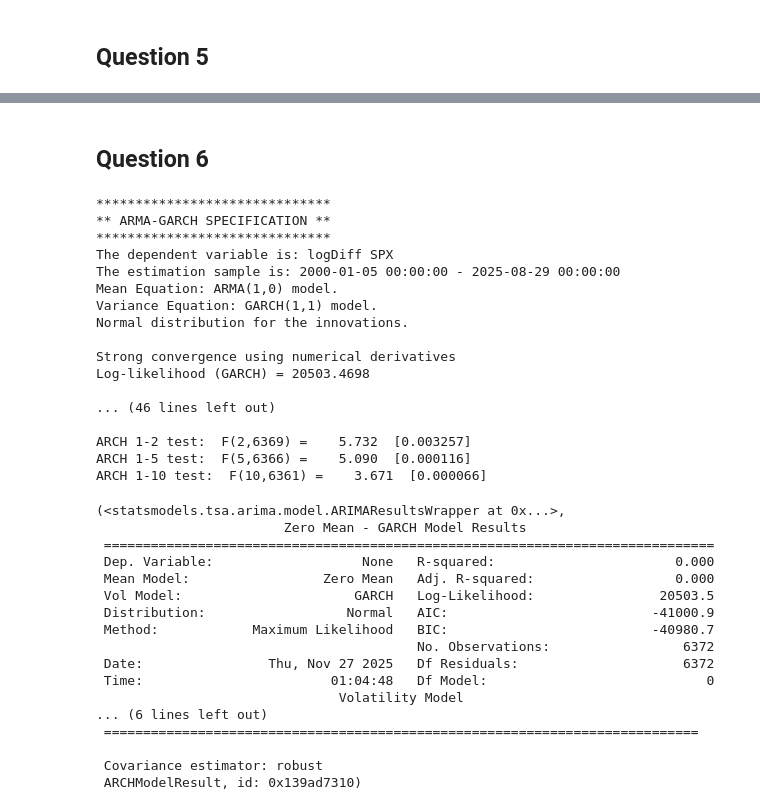
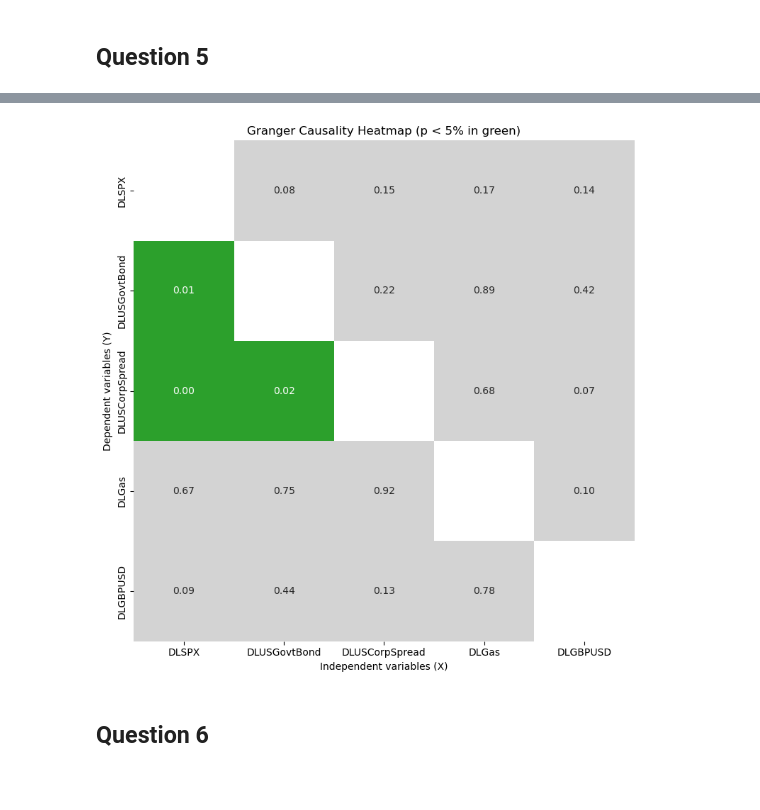
Before and after one commit to gaussianWolf/Group_Projectwork_Econometrics, a Jupyter notebook: src/Econometrics_Group4.ipynb, the cells around one changed output, grey strips where cells are left out. Cells and saved outputs as stored; diff of their text form; code cells hidden in the pictures; blank space fills up the shorter version.

```diff
--- a/src/Econometrics_Group4.ipynb
+++ b/src/Econometrics_Group4.ipynb
@@ -1061,3 +1062,43 @@ AR 1-4 test:  F(4,1316) =   2.4838  [p = 0.0420]
+# %%
+import seaborn as sns
+import matplotlib.colors as mcolors
+
+# Load Granger causality tracker
+# Rows   = dependent variables (Y)
+# Columns = independent variables (X)
+granger_tracker = pd.read_excel(
+    '/Users/enrico/Downloads/Granger_Causality_tracker-3.xlsx',
+    sheet_name='Summary',
+    header=0,
+    index_col=0
+)
+
+# If values are p-values in [0, 1]:
+bounds = [0.0, 0.05, 1.0]   # [0, 5%, 100%]
+
+colors = ['#2ca02c', '#d3d3d3']  # green, grey
+cmap = mcolors.ListedColormap(colors)
+norm = mcolors.BoundaryNorm(bounds, cmap.N)
+
+plt.figure(figsize=(10, 8))
+sns.heatmap(
+    granger_tracker,
+    annot=True,      # show values in each cell
+    fmt=".2f",
+    cmap=cmap,
+    norm=norm,
+    cbar=False,      # set to True if you want a colorbar legend
+    square=True
+)
+
+plt.title("Granger Causality Heatmap (p < 5% in green)")
+plt.xlabel("Independent variables (X)")
+plt.ylabel("Dependent variables (Y)")
+
+plt.tight_layout()
+plt.show()
+# %% [output]
+[figure, added]
 # %% [markdown]
 ## Question 6
 # %%
@@ -1276,38 +1290 @@ def arma_garch_report(
     print()
-# %%
-arma_garch_report(df_log_diff['logDiff SPX'])
-# %% [output]
-******************************
-** ARMA-GARCH SPECIFICATION **
-******************************
-The dependent variable is: logDiff SPX
-The estimation sample is: 2000-01-05 00:00:00 - 2025-08-29 00:00:00
-Mean Equation: ARMA(1,0) model.
-Variance Equation: GARCH(1,1) model.
-Normal distribution for the innovations.
-
-Strong convergence using numerical derivatives
-Log-likelihood (GARCH) = 20503.4698
-
-... (46 lines left out)
-
-ARCH 1-2 test:  F(2,6369) =    5.732  [0.003257]
-ARCH 1-5 test:  F(5,6366) =    5.090  [0.000116]
-ARCH 1-10 test:  F(10,6361) =    3.671  [0.000066]
-(<statsmodels.tsa.arima.model.ARIMAResultsWrapper at 0x...>,
-                        Zero Mean - GARCH Model Results
- ==============================================================================
- Dep. Variable:                   None   R-squared:                       0.000
- Mean Model:                 Zero Mean   Adj. R-squared:                  0.000
- Vol Model:                      GARCH   Log-Likelihood:                20503.5
- Distribution:                  Normal   AIC:                          -41000.9
- Method:            Maximum Likelihood   BIC:                          -40980.7
-                                         No. Observations:                 6372
- Date:                Thu, Nov 27 2025   Df Residuals:                     6372
- Time:                        01:04:48   Df Model:                            0
-                               Volatility Model
-... (6 lines left out)
- ============================================================================
-
- Covariance estimator: robust
- ARCHModelResult, id: 0x139ad7310)
```
Also changed, not shown: parts of 9 cells of this notebook.
